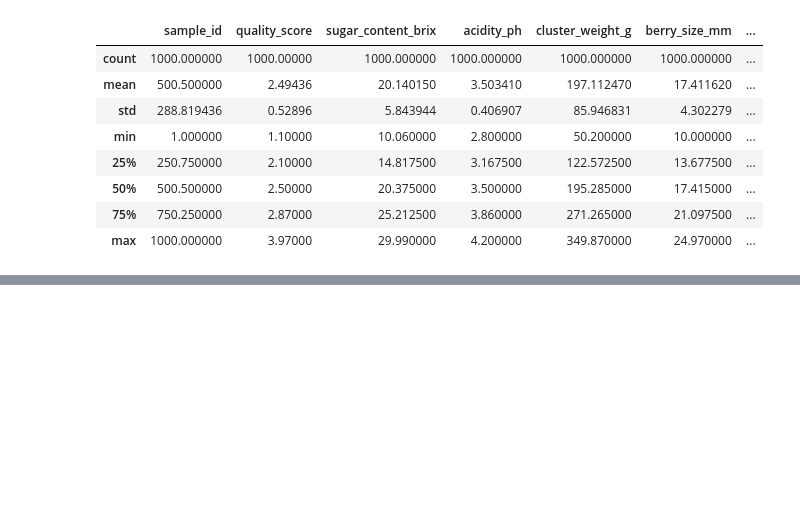
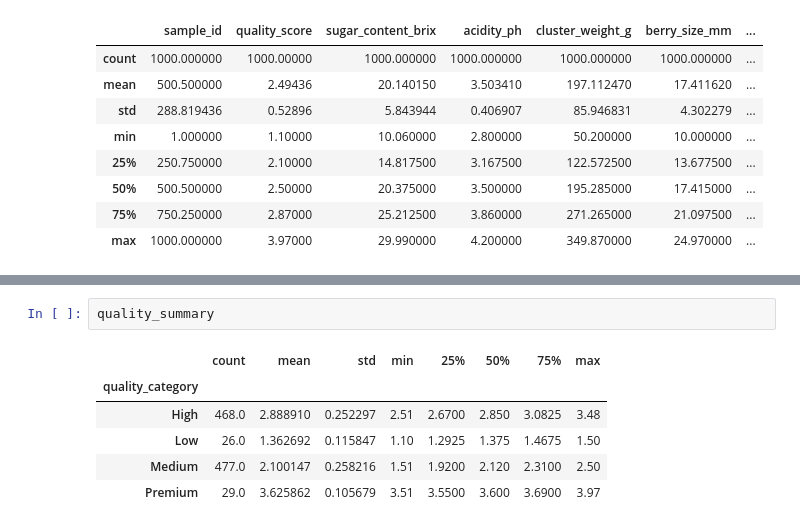
Before and after one commit to lazychach/Grape_Quality_Prediction, a Jupyter notebook: process/cleaning_process/clean.ipynb, the cells around one changed output, grey strips where cells are left out. Drawn from its saved outputs; the diff is of its cells as text; blank space fills up the shorter version.

```diff
--- a/process/cleaning_process/clean.ipynb
+++ b/process/cleaning_process/clean.ipynb
@@ -46,0 +117,9 @@ df_grape.describe()
+# %%
+quality_summary
+# %% [output]
+|  | count | mean | std | min | 25% | 50% | 75% | max |
+| quality_category |  |  |  |  |  |  |  |  |
+| High | 468.0 | 2.888910 | 0.252297 | 2.51 | 2.6700 | 2.850 | 3.0825 | 3.48 |
+| Low | 26.0 | 1.362692 | 0.115847 | 1.10 | 1.2925 | 1.375 | 1.4675 | 1.50 |
+| Medium | 477.0 | 2.100147 | 0.258216 | 1.51 | 1.9200 | 2.120 | 2.3100 | 2.50 |
+| Premium | 29.0 | 3.625862 | 0.105679 | 3.51 | 3.5500 | 3.600 | 3.6900 | 3.97 |
```
Also changed, not shown: parts of 20 cells of this notebook.
